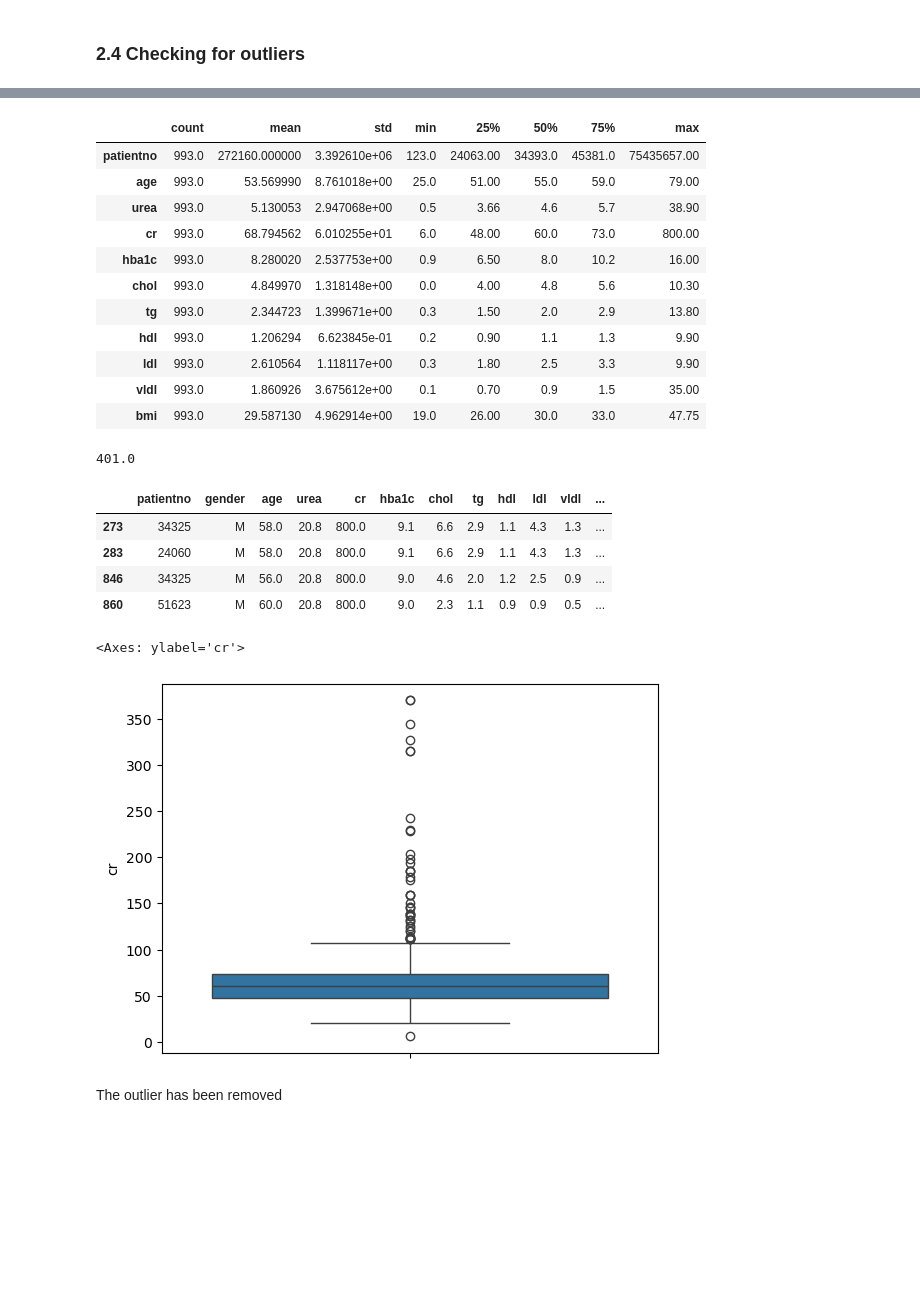
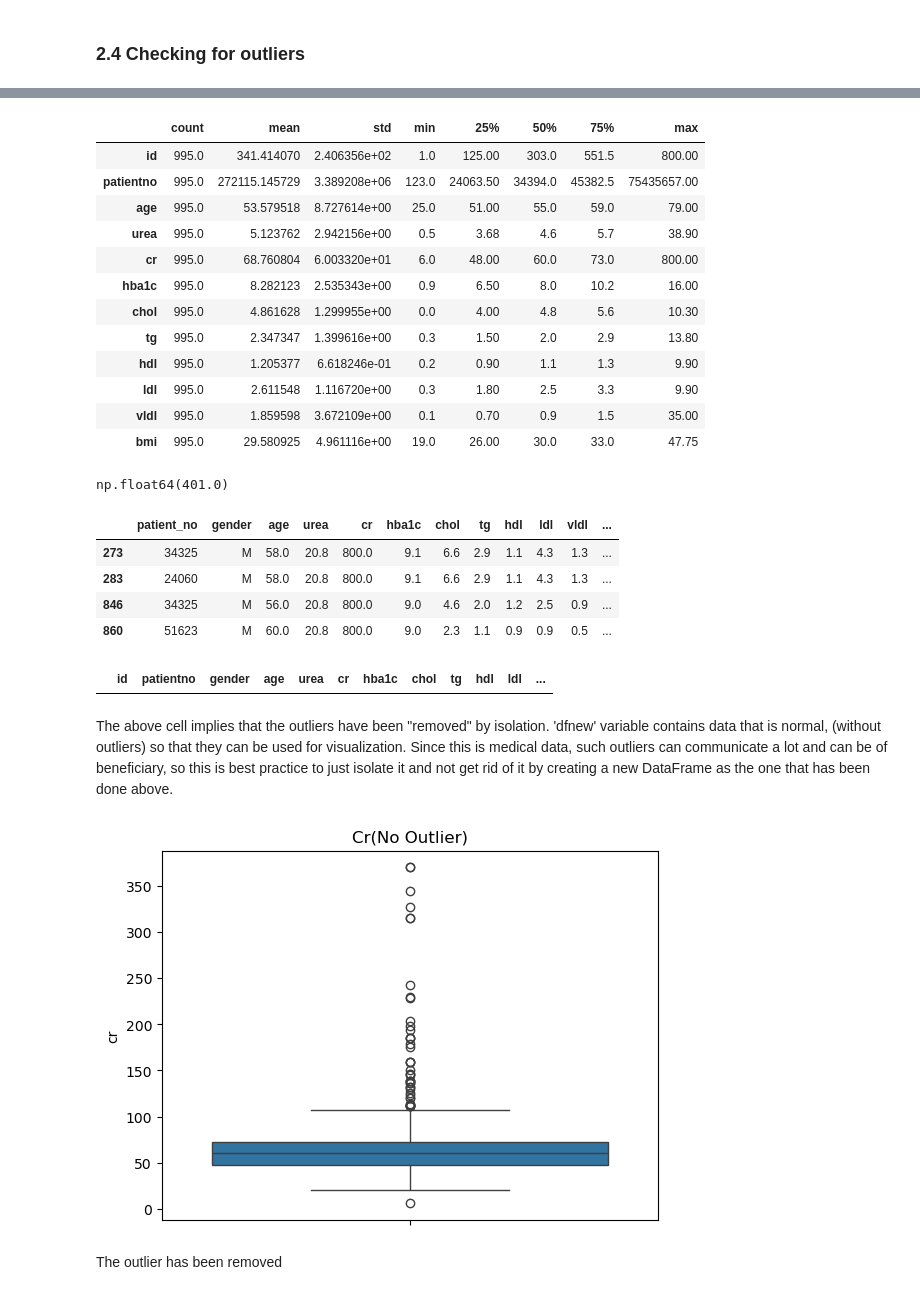
Before and after one commit to joyangelai/Colabs, a Jupyter notebook: Cohort2_Linux_Data_Cleaning.ipynb, the cells around one changed output, grey strips where cells are left out. Cells and saved outputs as stored; diff of their text form; code cells hidden in the pictures; blank space fills up the shorter version.

```diff
--- a/Cohort2_Linux_Data_Cleaning.ipynb
+++ b/Cohort2_Linux_Data_Cleaning.ipynb
@@ -409,2 +474,4 @@ array(['N', 'P', 'Y'], dtype=object)
 # %%
 #replace values in gender
+data_1['gender'] = data_1['gender'].str.replace('f', "F")
+data_1['gender'].unique()
@@ -418,7 +494,7 @@ data1.duplicated().sum()
 # %%
 #drop the duplicates
-data1.drop_duplicates(inplace=True)
+data_1.drop_duplicates(inplace=True)
 
 #checking on whether duplicates were dropped
-data1.duplicated().sum()
+data_1.duplicated().sum()
 # %% [output]
@@ -440,45 +515,60 @@ sns.boxplot(y= data1["cr"])
 # %%
 #concise summary
-data1.describe().T
+data_1.describe().T
 # %% [output]
 |  | count | mean | std | min | 25% | 50% | 75% | max |
-| patientno | 993.0 | 272160.000000 | 3.392610e+06 | 123.0 | 24063.00 | 34393.0 | 45381.0 | 75435657.00 |
-| age | 993.0 | 53.569990 | 8.761018e+00 | 25.0 | 51.00 | 55.0 | 59.0 | 79.00 |
-| urea | 993.0 | 5.130053 | 2.947068e+00 | 0.5 | 3.66 | 4.6 | 5.7 | 38.90 |
-| cr | 993.0 | 68.794562 | 6.010255e+01 | 6.0 | 48.00 | 60.0 | 73.0 | 800.00 |
-| hba1c | 993.0 | 8.280020 | 2.537753e+00 | 0.9 | 6.50 | 8.0 | 10.2 | 16.00 |
-| chol | 993.0 | 4.849970 | 1.318148e+00 | 0.0 | 4.00 | 4.8 | 5.6 | 10.30 |
-| tg | 993.0 | 2.344723 | 1.399671e+00 | 0.3 | 1.50 | 2.0 | 2.9 | 13.80 |
-| hdl | 993.0 | 1.206294 | 6.623845e-01 | 0.2 | 0.90 | 1.1 | 1.3 | 9.90 |
-| ldl | 993.0 | 2.610564 | 1.118117e+00 | 0.3 | 1.80 | 2.5 | 3.3 | 9.90 |
-| vldl | 993.0 | 1.860926 | 3.675612e+00 | 0.1 | 0.70 | 0.9 | 1.5 | 35.00 |
-| bmi | 993.0 | 29.587130 | 4.962914e+00 | 19.0 | 26.00 | 30.0 | 33.0 | 47.75 |
+| id | 995.0 | 341.414070 | 2.406356e+02 | 1.0 | 125.00 | 303.0 | 551.5 | 800.00 |
+| patientno | 995.0 | 272115.145729 | 3.389208e+06 | 123.0 | 24063.50 | 34394.0 | 45382.5 | 75435657.00 |
+| age | 995.0 | 53.579518 | 8.727614e+00 | 25.0 | 51.00 | 55.0 | 59.0 | 79.00 |
+| urea | 995.0 | 5.123762 | 2.942156e+00 | 0.5 | 3.68 | 4.6 | 5.7 | 38.90 |
+| cr | 995.0 | 68.760804 | 6.003320e+01 | 6.0 | 48.00 | 60.0 | 73.0 | 800.00 |
+| hba1c | 995.0 | 8.282123 | 2.535343e+00 | 0.9 | 6.50 | 8.0 | 10.2 | 16.00 |
+| chol | 995.0 | 4.861628 | 1.299955e+00 | 0.0 | 4.00 | 4.8 | 5.6 | 10.30 |
+| tg | 995.0 | 2.347347 | 1.399616e+00 | 0.3 | 1.50 | 2.0 | 2.9 | 13.80 |
+| hdl | 995.0 | 1.205377 | 6.618246e-01 | 0.2 | 0.90 | 1.1 | 1.3 | 9.90 |
+| ldl | 995.0 | 2.611548 | 1.116720e+00 | 0.3 | 1.80 | 2.5 | 3.3 | 9.90 |
+| vldl | 995.0 | 1.859598 | 3.672109e+00 | 0.1 | 0.70 | 0.9 | 1.5 | 35.00 |
+| bmi | 995.0 | 29.580925 | 4.961116e+00 | 19.0 | 26.00 | 30.0 | 33.0 | 47.75 |
 # %%
 #Remove the outlier using the maximum quantile in cr column
 
 #a. Get the max interquantile at 0.995
-max_ir = data1["cr"].quantile(0.995)
+max_ir = data_1['cr'].quantile(0.995)
 max_ir
 # %% [output]
-401.0
+np.float64(401.0)
 # %%
 #check the values under outliers
-data1[data1["cr"] > max_ir]
+#df[df["cr"] > max_ir
+data_1[data_1['cr'] > max_ir]
 # %% [output]
-|  | patientno | gender | age | urea | cr | hba1c | chol | tg | hdl | ldl | vldl | ... |
+|  | patient_no | gender | age | urea | cr | hba1c | chol | tg | hdl | ldl | vldl | ... |
 | 273 | 34325 | M | 58.0 | 20.8 | 800.0 | 9.1 | 6.6 | 2.9 | 1.1 | 4.3 | 1.3 | ... |
 | 283 | 24060 | M | 58.0 | 20.8 | 800.0 | 9.1 | 6.6 | 2.9 | 1.1 | 4.3 | 1.3 | ... |
 | 846 | 34325 | M | 56.0 | 20.8 | 800.0 | 9.0 | 4.6 | 2.0 | 1.2 | 2.5 | 0.9 | ... |
 | 860 | 51623 | M | 60.0 | 20.8 | 800.0 | 9.0 | 2.3 | 1.1 | 0.9 | 0.9 | 0.5 | ... |
+# %%
+# getting the min interquantile at 0.0
+min_ir = data_1['cr'].quantile(0.0)
+
+# checking the values over the outlier
+data_1[data_1['cr'] < min_ir]    # --> best practices typa shii. Just to check wrong data entry. This isnt a must tho!
+# %% [output]
+|  | id | patientno | gender | age | urea | cr | hba1c | chol | tg | hdl | ldl | ... |
 # %%
 #Remove the outlier by assigning the value to a new DataFrame
-dfnew = data1[data1["cr"] < max_ir]
+#dfnew = df[df["cr"] < max_ir]
+dfnew = data_1[data_1['cr'] < max_ir]
+# %% [markdown]
+The above cell implies that the outliers have been "removed" by isolation.
+'dfnew' variable contains data that is normal, (without outliers) so that they can be used for visualization.
+Since this is medical data, such outliers can communicate a lot and can be of beneficiary, so this is best practice to just isolate it and not get rid of it by creating a new DataFrame as the one that has been done above.
 # %%
 #confirm removal of outlier
-sns.boxplot(y= dfnew["cr"])
+sns.boxplot(y = dfnew['cr'])
+plt.title('Cr(No Outlier)');
 # %% [output]
-<Axes: ylabel='cr'>
-[figure, old version]
+[figure, new version]
 # %% [markdown]
 The outlier has been removed
 # %%
```
Also changed, not shown: parts of 52 cells of this notebook.
